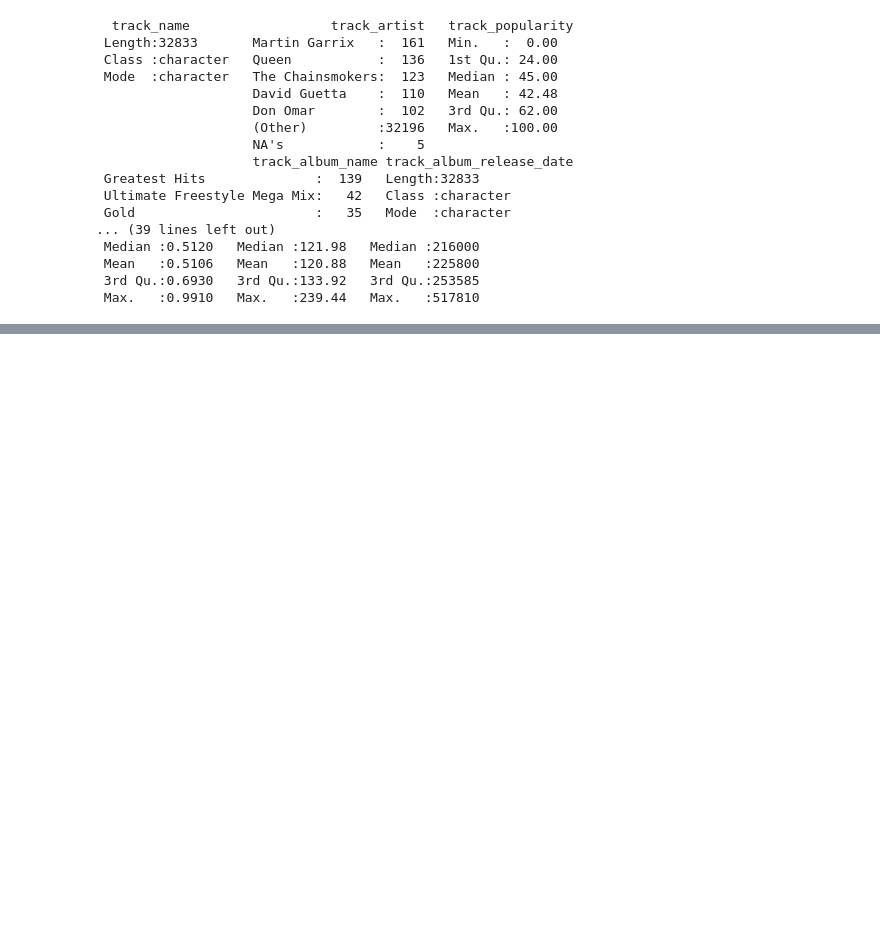
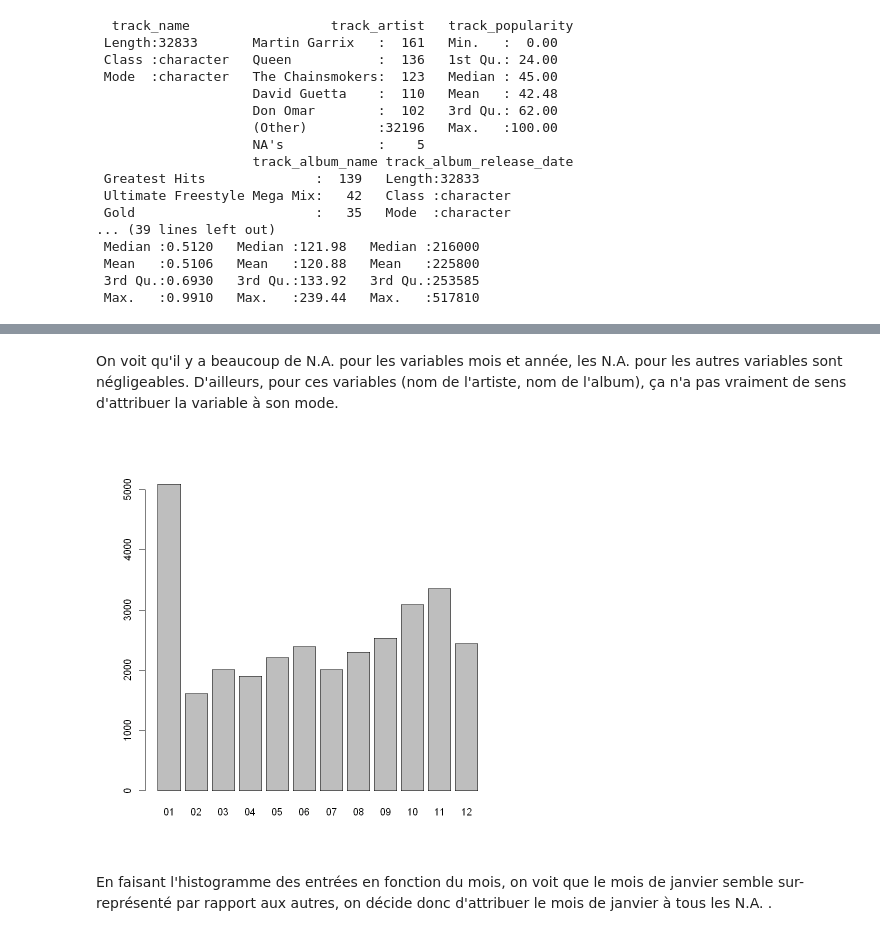
Before and after one commit to P-Point-all/Data_Science_Spotify, a Jupyter notebook: Data_Spotify_R.ipynb, the cells around one changed output, grey strips where cells are left out. Saved outputs shown, nothing was run; the diff lists cells and outputs as text; code cells hidden in the pictures; blank space fills up the shorter version.

```diff
--- a/Data_Spotify_R.ipynb
+++ b/Data_Spotify_R.ipynb
@@ -99,0 +113,8 @@ song$year<-as.factor(song$year)
+# %% [markdown]
+On voit qu'il y a beaucoup de N.A. pour les variables mois et année, les N.A. pour les autres variables sont négligeables. D'ailleurs, pour ces variables (nom de l'artiste, nom de l'album), ça n'a pas vraiment de sens d'attribuer la variable à son mode.
+# %%
+barplot(table(song$month))
+# %% [output]
+[figure, added]
+# %% [markdown]
+En faisant l'histogramme des entrées en fonction du mois, on voit que le mois de janvier semble sur-représenté par rapport aux autres, on décide donc d'attribuer le mois de janvier à tous les N.A. .
```
Also changed, not shown: parts of 5 cells of this notebook.
